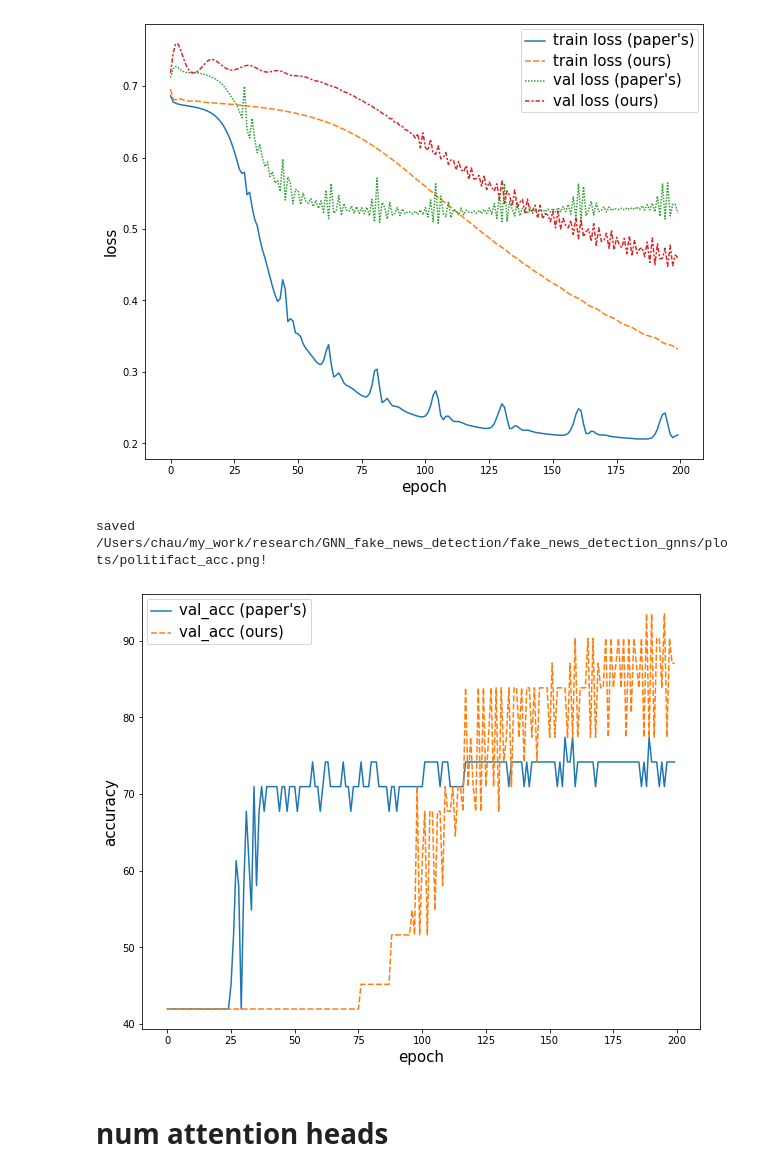
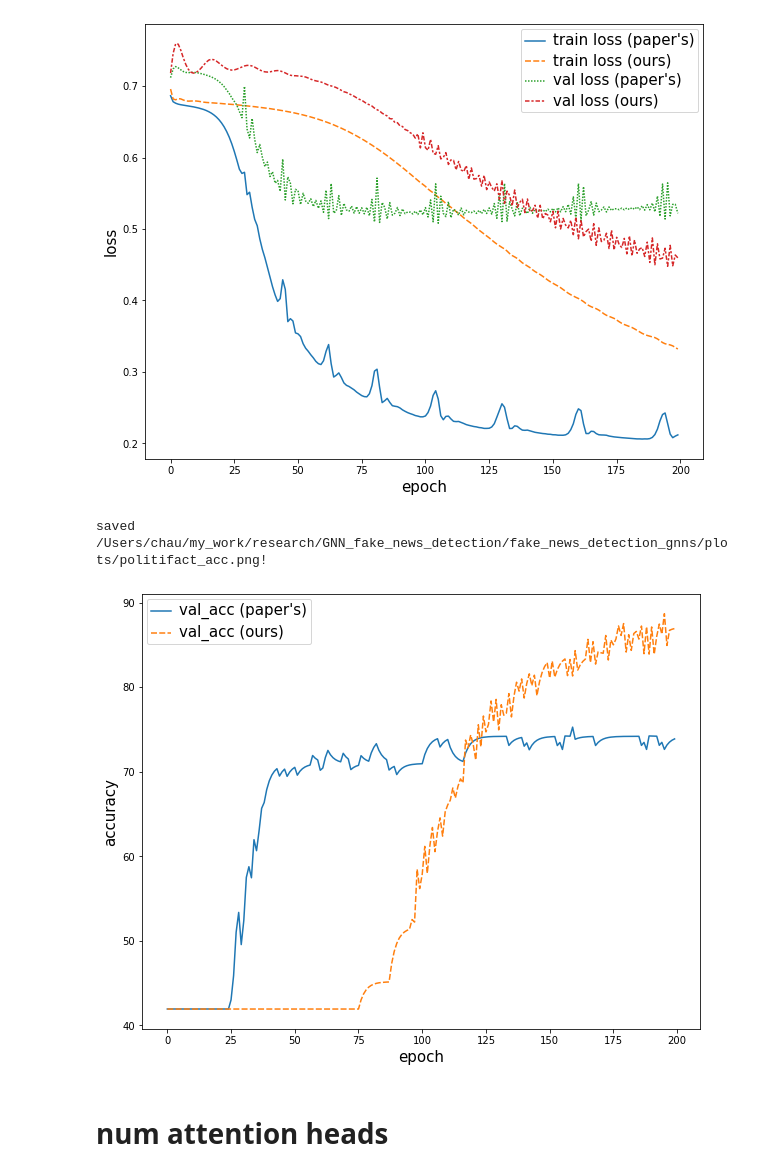
Before and after one commit to chaudatascience/fake_news_detection_gnns, a Jupyter notebook: src/notebooks/cora_charts.ipynb, the cells around one changed output. Cells and saved outputs as stored; diff of their text form; code cells hidden in the pictures.

Commit message:
add plots num_heads and num_layers - smooth

```diff
--- a/src/notebooks/cora_charts.ipynb
+++ b/src/notebooks/cora_charts.ipynb
@@ -147,17 +147,19 @@ plot(df_loss, "plots/politifact_loss.png", x_label='epoch', y_label="loss")
 saved /Users/chau/my_work/research/GNN_fake_news_detection/fake_news_detection_gnns/plots/politifact_loss.png!
 [figure]
 # %%
+
 num_obs = len(df_official)
 df_loss = pd.DataFrame({"val_acc (paper's)": df_official["val_acc"],
                         "val_acc (ours)": df_our["val_acc"][:num_obs],
                         # "val f1 (paper's)": df_official["val_f1"],
                         # "val f1 (ours)": df_our["val_f1"][:num_obs],
                         })
+df_loss = df_loss.ewm(com=2).mean()
 
-plot(df_loss, "plots/politifact_acc.png", x_label='epoch', y_label="accuracy")
+plot(df_loss, "plots/politifact_acc.png", x_label='epoch', y_label="accuracy", save=True)
 # %% [output]
 saved /Users/chau/my_work/research/GNN_fake_news_detection/fake_news_detection_gnns/plots/politifact_acc.png!
-[figure, old version]
+[figure, new version]
 # %% [markdown]
 # num attention heads
 # %%
```
Also changed, not shown: parts of 3 cells of this notebook, 4 other files.
